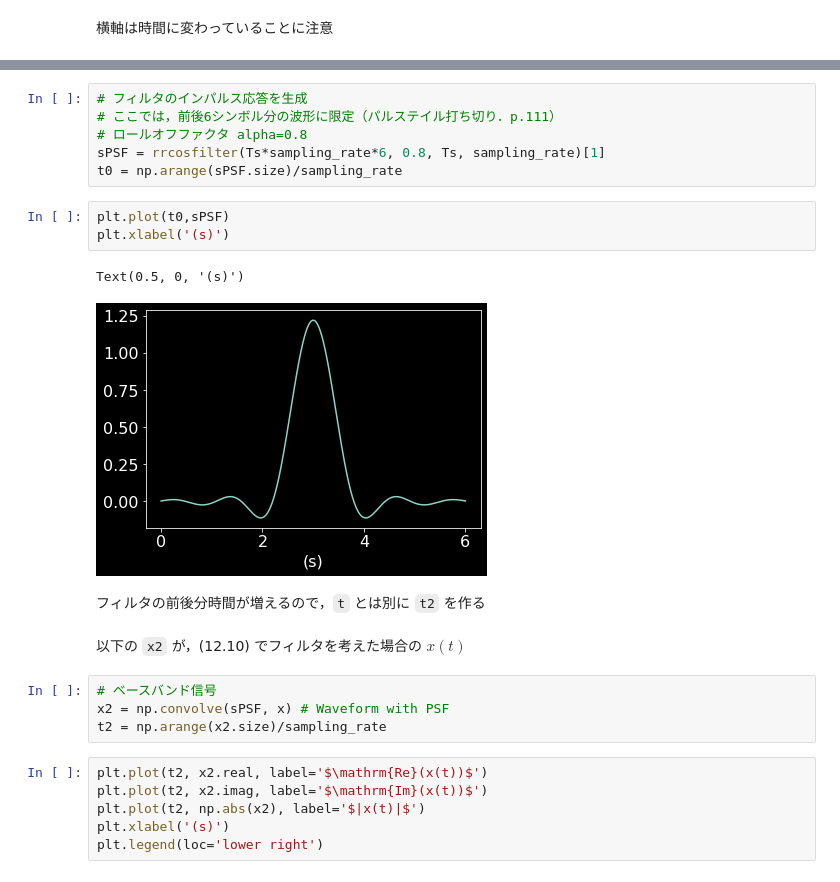
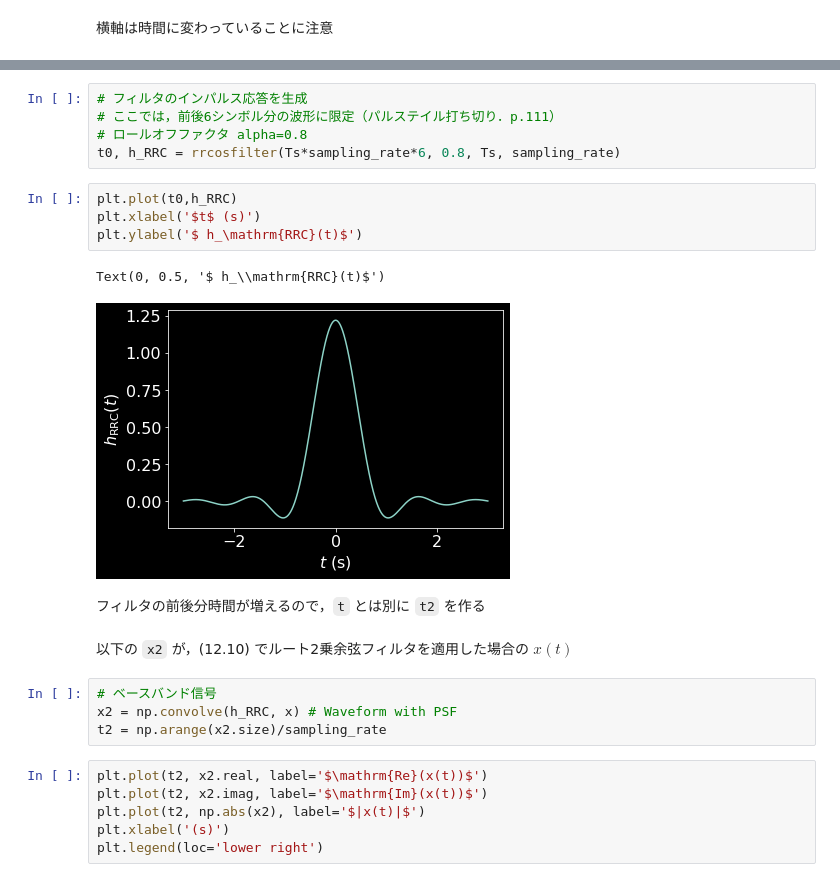
Before and after one commit to kojiyam/denso, a Jupyter notebook: modulation.ipynb, the cells around one changed output, grey strips where cells are left out. Cells and saved outputs as stored; diff of their text form.

```diff
--- a/modulation.ipynb
+++ b/modulation.ipynb
@@ -98,21 +99,21 @@ Requirement already satisfied: six>=1.5 in /usr/local/lib/python3.6/dist-package
 # フィルタのインパルス応答を生成
 # ここでは，前後6シンボル分の波形に限定（パルステイル打ち切り．p.111）
 # ロールオフファクタ alpha=0.8
-sPSF = rrcosfilter(Ts*sampling_rate*6, 0.8, Ts, sampling_rate)[1]
-t0 = np.arange(sPSF.size)/sampling_rate
+t0, h_RRC = rrcosfilter(Ts*sampling_rate*6, 0.8, Ts, sampling_rate)
 # %%
-plt.plot(t0,sPSF)
-plt.xlabel('(s)')
+plt.plot(t0,h_RRC)
+plt.xlabel('$t$ (s)')
+plt.ylabel('$ h_\mathrm{RRC}(t)$')
 # %% [output]
-Text(0.5, 0, '(s)')
+Text(0, 0.5, '$ h_\\mathrm{RRC}(t)$')
-[figure, old version]
+[figure, new version]
 # %% [markdown]
 フィルタの前後分時間が増えるので，`t` とは別に `t2` を作る
 # %% [markdown]
-以下の `x2` が，(12.10) でフィルタを考えた場合の $x(t)$
+以下の `x2` が，(12.10) でルート2乗余弦フィルタを適用した場合の $x(t)$
 # %%
 # ベースバンド信号
-x2 = np.convolve(sPSF, x) # Waveform with PSF
+x2 = np.convolve(h_RRC, x) # Waveform with PSF
 t2 = np.arange(x2.size)/sampling_rate
 # %%
 plt.plot(t2, x2.real, label='$\mathrm{Re}(x(t))$')
```
Also changed, not shown: parts of 2 cells of this notebook.
